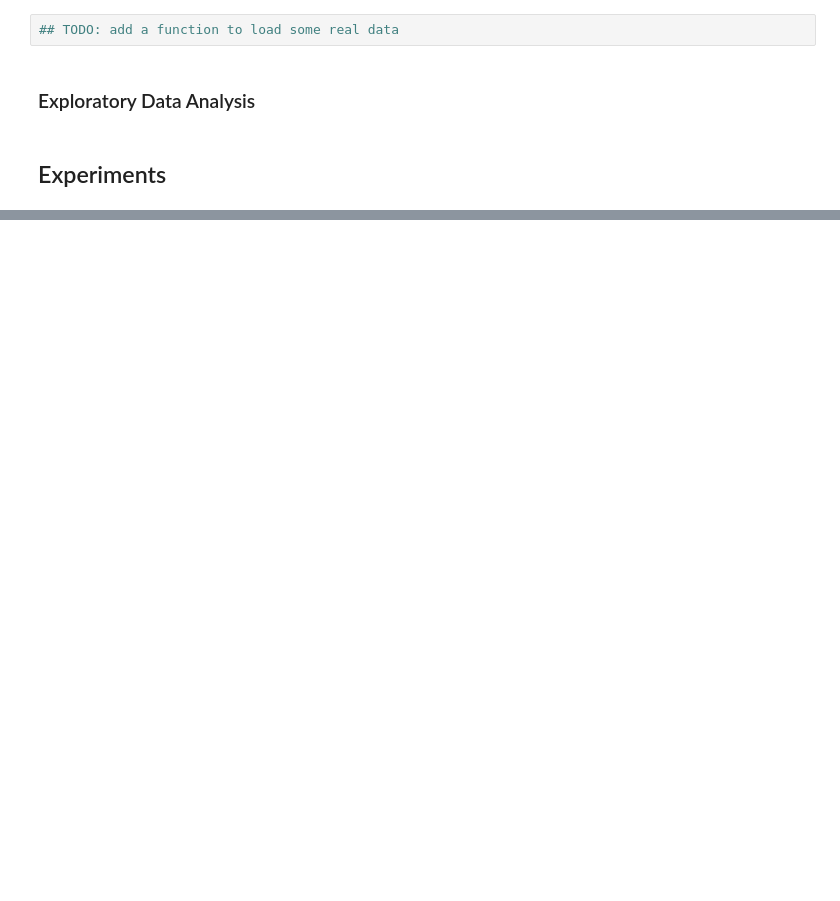
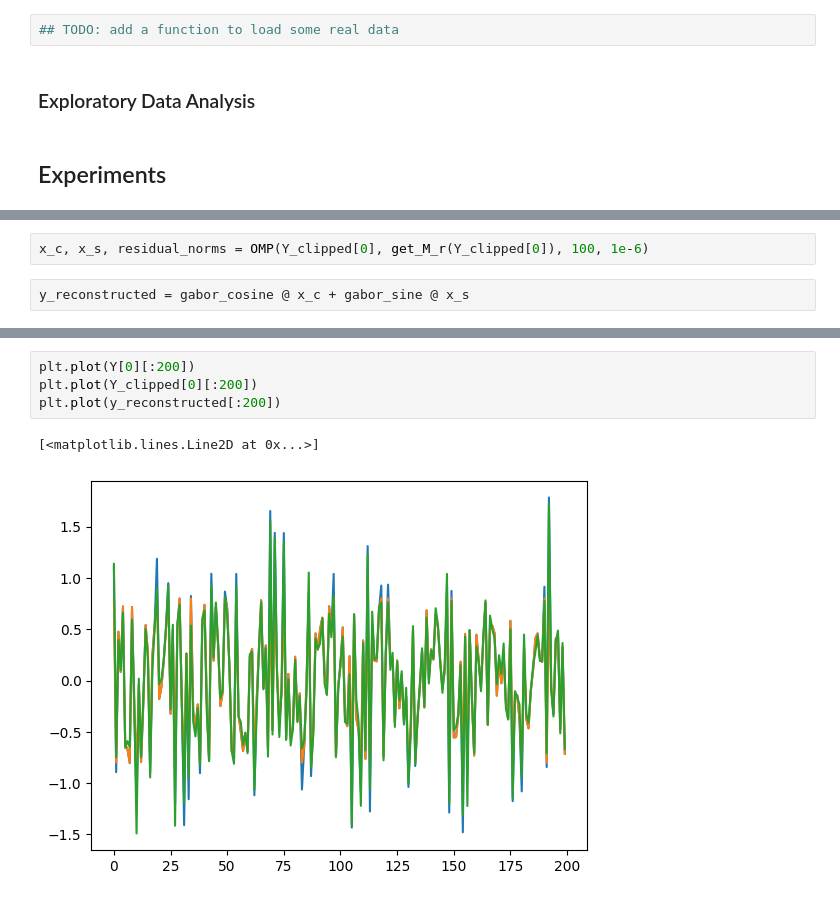
Before and after one commit to pierreaguie/C-OMP-for-Audio-Declipping, a Jupyter notebook: AudioDeclipping.ipynb, the cells around one changed output, grey strips where cells are left out. Saved outputs shown, nothing was run; the diff lists cells and outputs as text; blank space fills up the shorter version.

```diff
--- a/AudioDeclipping.ipynb
+++ b/AudioDeclipping.ipynb
@@ -166,0 +189,4 @@ def generate_synthetic_dataset(M, N, K, theta_clip, D_c = gabor_cosine, D_s = ga
+# %%
+x_c, x_s, residual_norms = OMP(Y_clipped[0], get_M_r(Y_clipped[0]), 100, 1e-6)
+# %%
+y_reconstructed = gabor_cosine @ x_c + gabor_sine @ x_s
@@ -166,0 +213,7 @@ def generate_synthetic_dataset(M, N, K, theta_clip, D_c = gabor_cosine, D_s = ga
+# %%
+plt.plot(Y[0][:200])
+plt.plot(Y_clipped[0][:200])
+plt.plot(y_reconstructed[:200])
+# %% [output]
+[<matplotlib.lines.Line2D at 0x...>]
+[figure, added]
```
Also changed, not shown: parts of 8 cells of this notebook.
